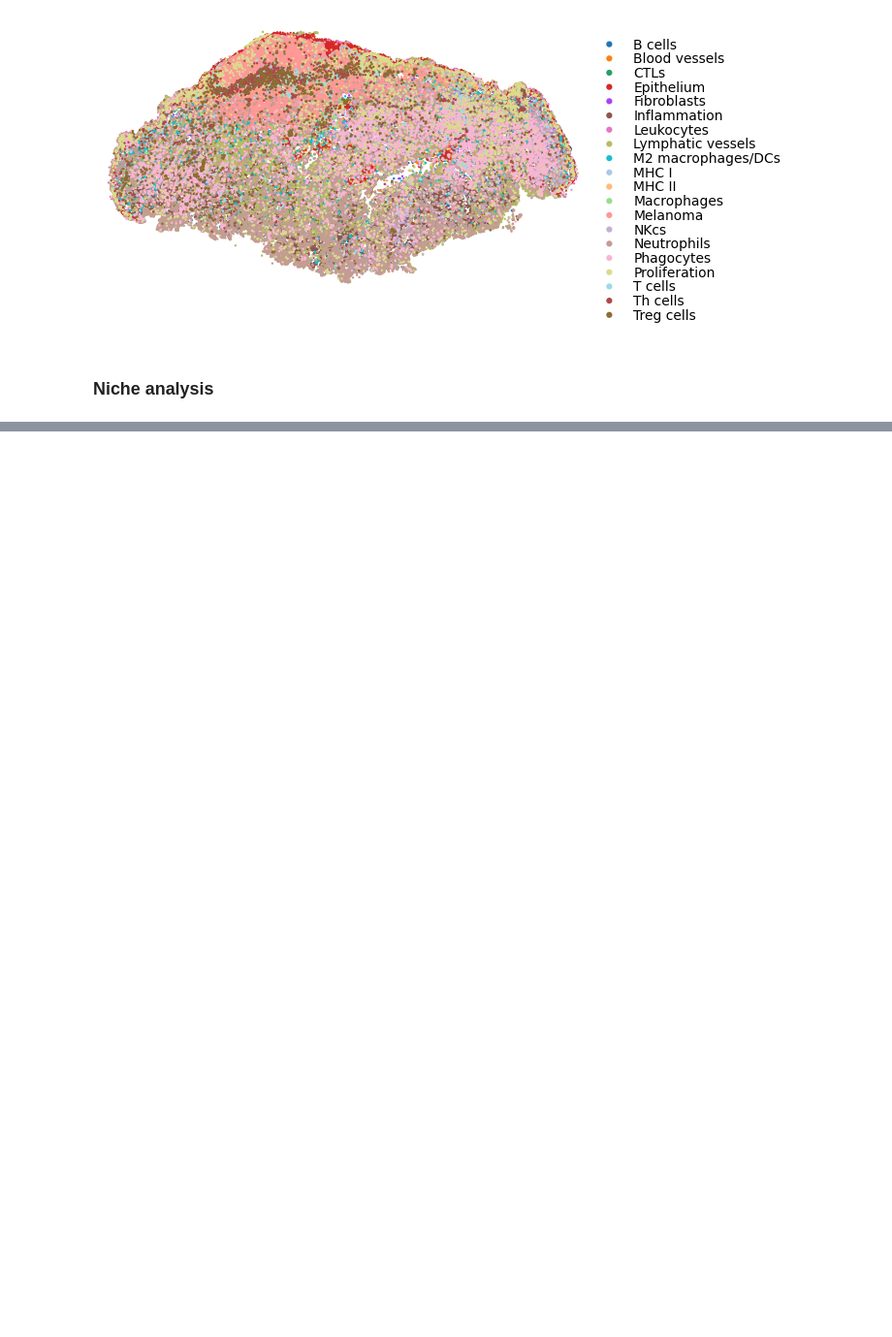
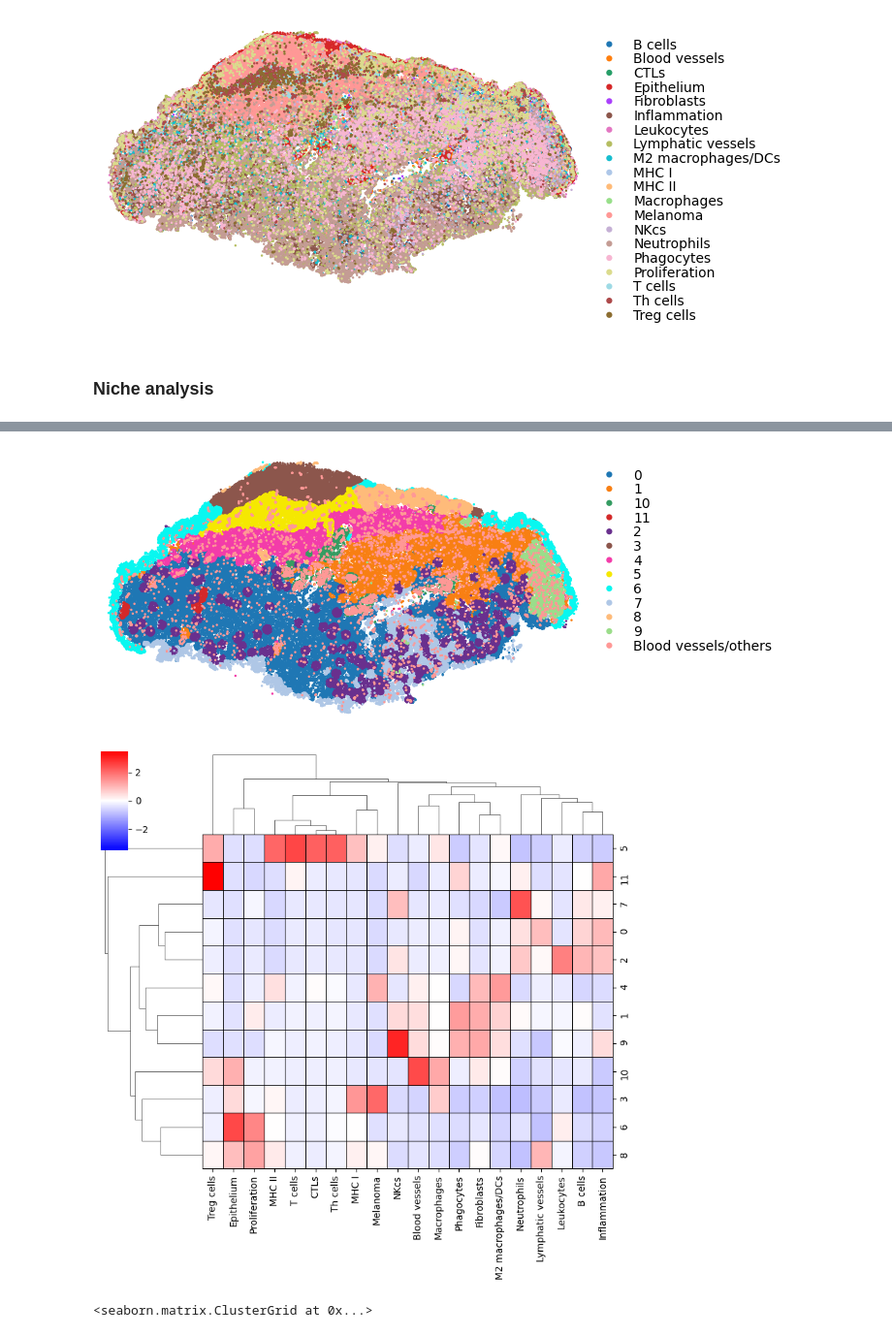
Before and after one commit to GenomicsMachineLearning/qimr-teaching-2024, a Jupyter notebook: 006-spatial-proteomics/CODEX_analysis.ipynb, the cells around one changed output, grey strips where cells are left out. Shown at 97% size. Drawn from its saved outputs; the diff is of its cells as text; code cells hidden in the pictures; blank space fills up the shorter version.

```diff
--- a/006-spatial-proteomics/CODEX_analysis.ipynb
+++ b/006-spatial-proteomics/CODEX_analysis.ipynb
@@ -154,24 +168,25 @@ Computing neighborhood profiles...
 # %%
-for library_id, adata in adata_dict.items():
-    print(library_id)
-    adata.obs["niche"] = pd.Categorical(adata.obs["niche"])
-    st.pl.cluster_plot(adata, use_label="niche", size=3)
-    mb.plot.neighbors_profile_matrixplot(
-    adata_neighbors,
-    'niche',
-    include_niches=[
-        niche
-        for niche in set(adata_neighbors.obs['niche'])
-        if niche != 'Blood vessels'
-    ],
-    clustermap_kwargs={
-        'linewidths': 0.5,
-        'linecolor': 'black',
-        'cmap': 'bwr',
-        'clip_on': False,
-        'vmin': -3.5,
-        'vmax': 3.5,
-        'figsize': (8,8)
-    }
-    )
-    break
+adata.obs["niche"] = pd.Categorical(adata.obs["niche"])
+st.pl.cluster_plot(adata, use_label="niche", size=3)
+mb.plot.neighbors_profile_matrixplot(
+adata_neighbors,
+'niche',
+include_niches=[
+    niche
+    for niche in set(adata_neighbors.obs['niche'])
+    if niche != 'Blood vessels/others'
+],
+clustermap_kwargs={
+    'linewidths': 0.5,
+    'linecolor': 'black',
+    'cmap': 'bwr',
+    'clip_on': False,
+    'vmin': -3.5,
+    'vmax': 3.5,
+    'figsize': (8,8)
+}
+)
+# %% [output]
+[figure, added]
+[figure, added]
+<seaborn.matrix.ClusterGrid at 0x...>
```
Also changed, not shown: parts of 24 cells of this notebook.
